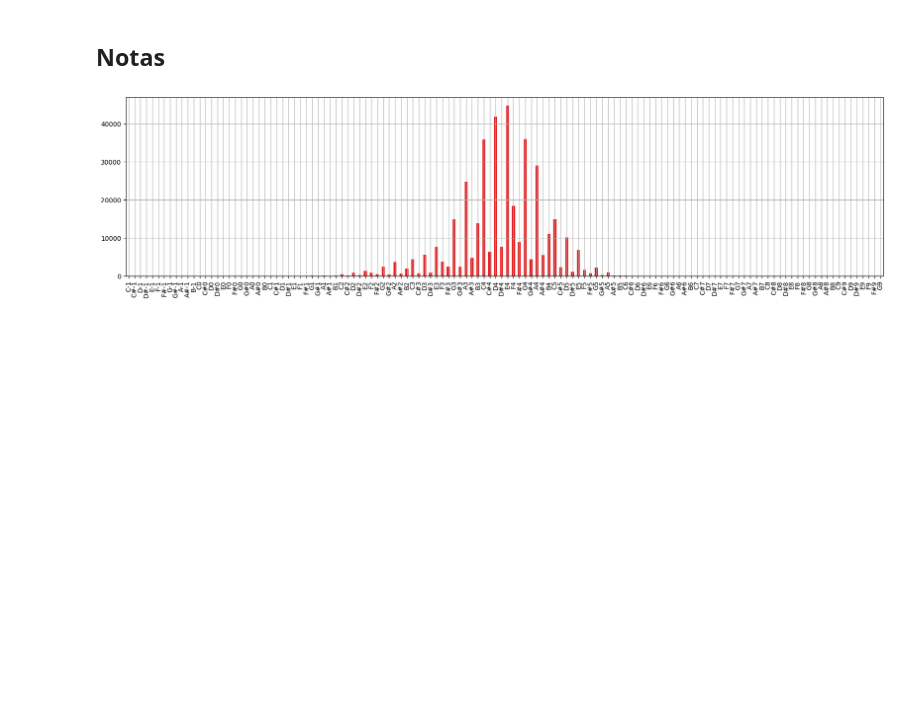
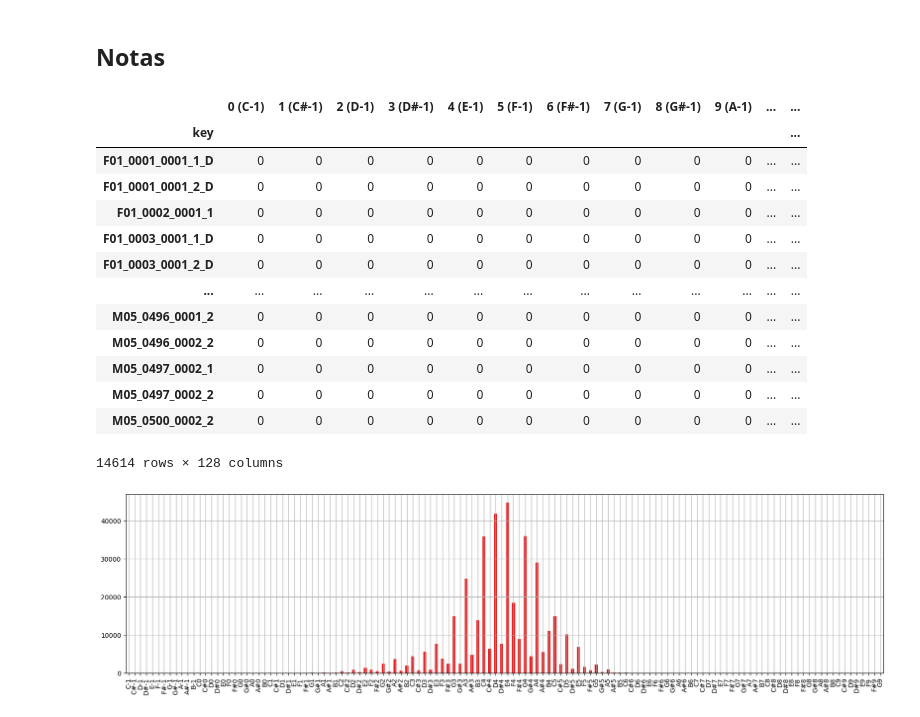
Before and after one commit to JafetMoon/hum_transcription_Project_DIA, a Jupyter notebook: 1a-analisis_midis.ipynb, the cells around one changed output. Saved outputs shown, nothing was run; the diff lists cells and outputs as text; code cells hidden in the pictures; blank space fills up the shorter version.

```diff
--- a/1a-analisis_midis.ipynb
+++ b/1a-analisis_midis.ipynb
@@ -99,6 +99,23 @@ M05     741
 Name: count, dtype: int64
 # %% [markdown]
 ## Notas
+# %%
+df_midis_notas
+# %% [output]
+|  | 0 (C-1) | 1 (C#-1) | 2 (D-1) | 3 (D#-1) | 4 (E-1) | 5 (F-1) | 6 (F#-1) | 7 (G-1) | 8 (G#-1) | 9 (A-1) | ... | ... |
+| key |  |  |  |  |  |  |  |  |  |  |  | ... |
+| F01_0001_0001_1_D | 0 | 0 | 0 | 0 | 0 | 0 | 0 | 0 | 0 | 0 | ... | ... |
+| F01_0001_0001_2_D | 0 | 0 | 0 | 0 | 0 | 0 | 0 | 0 | 0 | 0 | ... | ... |
+| F01_0002_0001_1 | 0 | 0 | 0 | 0 | 0 | 0 | 0 | 0 | 0 | 0 | ... | ... |
+| F01_0003_0001_1_D | 0 | 0 | 0 | 0 | 0 | 0 | 0 | 0 | 0 | 0 | ... | ... |
+| F01_0003_0001_2_D | 0 | 0 | 0 | 0 | 0 | 0 | 0 | 0 | 0 | 0 | ... | ... |
+| ... | ... | ... | ... | ... | ... | ... | ... | ... | ... | ... | ... | ... |
+| M05_0496_0001_2 | 0 | 0 | 0 | 0 | 0 | 0 | 0 | 0 | 0 | 0 | ... | ... |
+| M05_0496_0002_2 | 0 | 0 | 0 | 0 | 0 | 0 | 0 | 0 | 0 | 0 | ... | ... |
+| M05_0497_0002_1 | 0 | 0 | 0 | 0 | 0 | 0 | 0 | 0 | 0 | 0 | ... | ... |
+| M05_0497_0002_2 | 0 | 0 | 0 | 0 | 0 | 0 | 0 | 0 | 0 | 0 | ... | ... |
+| M05_0500_0002_2 | 0 | 0 | 0 | 0 | 0 | 0 | 0 | 0 | 0 | 0 | ... | ... |
+14614 rows × 128 columns
 # %%
 # Histogramas de notas en el conjunto de datos
 notas_freq = df_midis_notas.sum()
```
Also changed, not shown: parts of 20 cells of this notebook, 7 other files.
